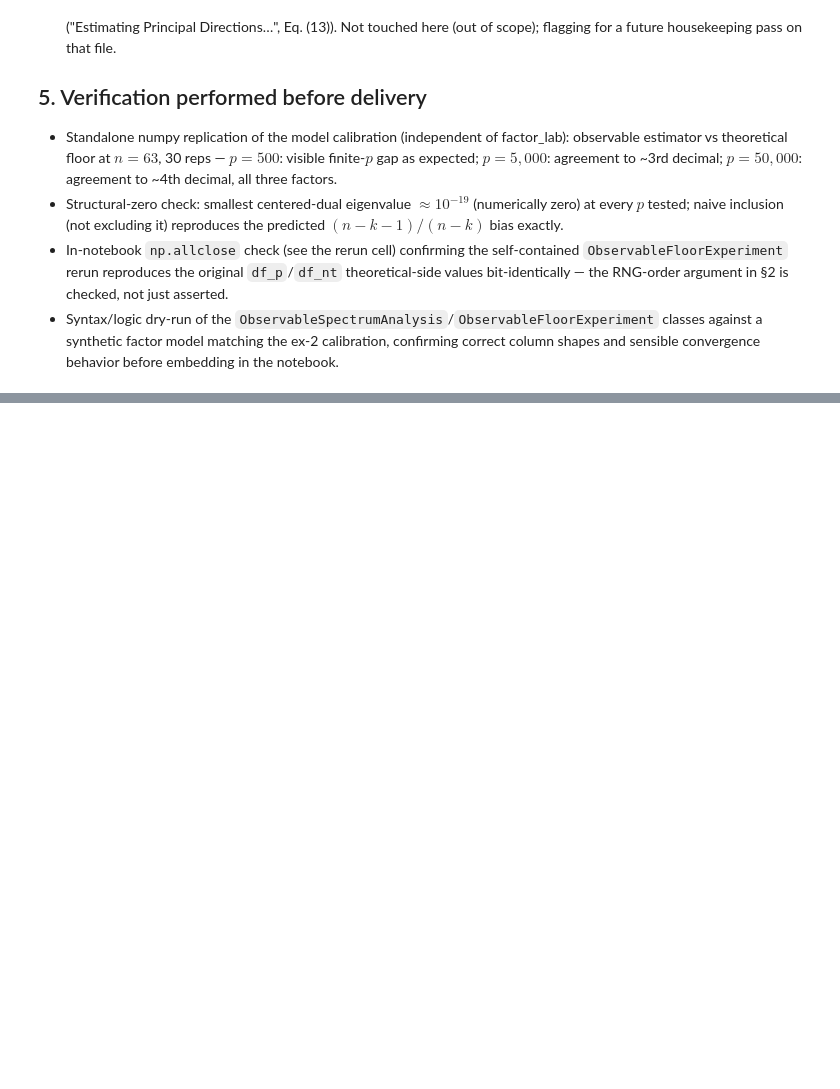
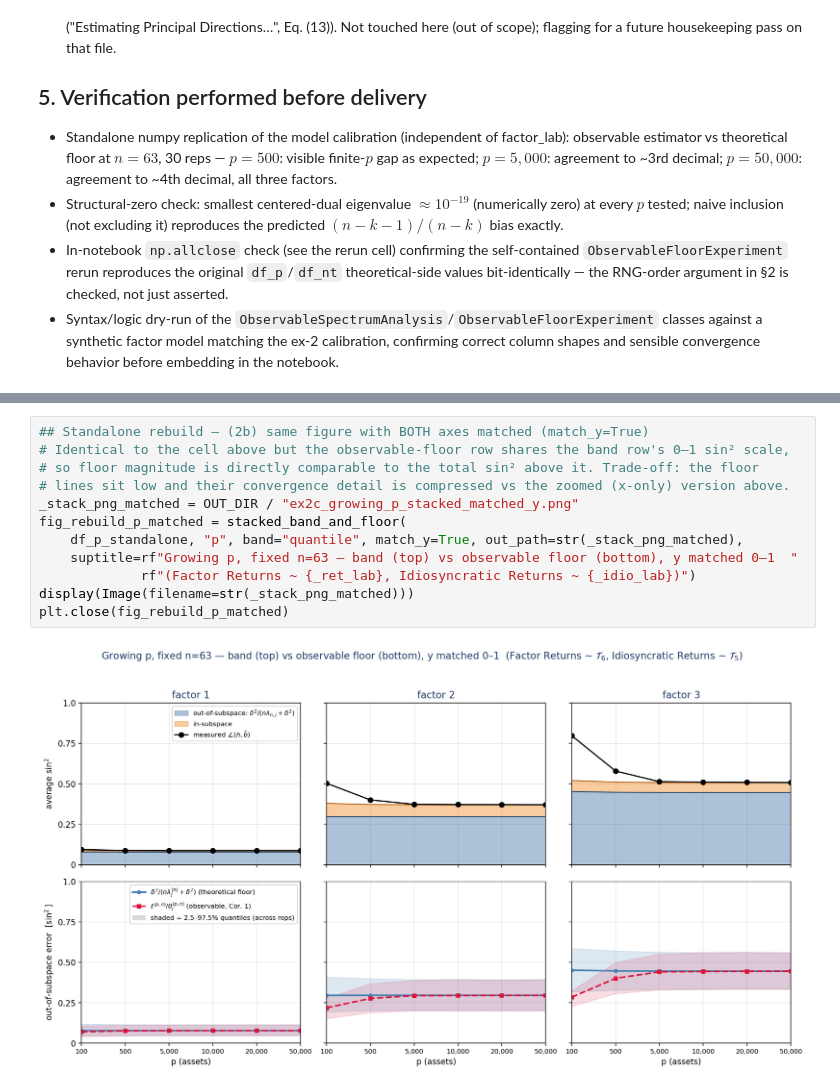
Before and after one commit to nlgac/factor_lab, a Jupyter notebook: ex-2c_observable_floor_selfcontained.ipynb, the cells around one changed output, grey strips where cells are left out. Cells and saved outputs as stored; diff of their text form; blank space fills up the shorter version.

```diff
--- a/ex-2c_observable_floor_selfcontained.ipynb
+++ b/ex-2c_observable_floor_selfcontained.ipynb
@@ -795,0 +872,14 @@ display(Image(filename=str(_stack_png)))
+# %%
+## Standalone rebuild — (2b) same figure with BOTH axes matched (match_y=True)
+# Identical to the cell above but the observable-floor row shares the band row's 0–1 sin² scale,
+# so floor magnitude is directly comparable to the total sin² above it. Trade-off: the floor
+# lines sit low and their convergence detail is compressed vs the zoomed (x-only) version above.
+_stack_png_matched = OUT_DIR / "ex2c_growing_p_stacked_matched_y.png"
+fig_rebuild_p_matched = stacked_band_and_floor(
+    df_p_standalone, "p", band="quantile", match_y=True, out_path=str(_stack_png_matched),
+    suptitle=rf"Growing p, fixed n=63 — band (top) vs observable floor (bottom), y matched 0–1  "
+             rf"(Factor Returns ~ {_ret_lab}, Idiosyncratic Returns ~ {_idio_lab})")
+display(Image(filename=str(_stack_png_matched)))
+plt.close(fig_rebuild_p_matched)
+# %% [output]
+[figure, added]
```
Also changed, not shown: parts of 4 cells of this notebook.
